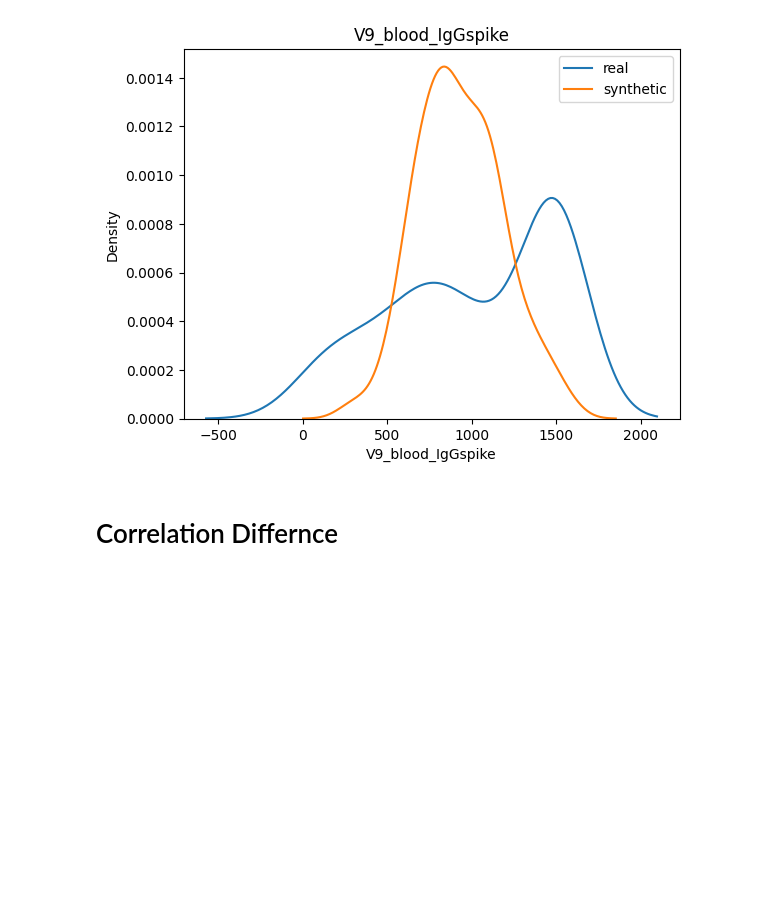
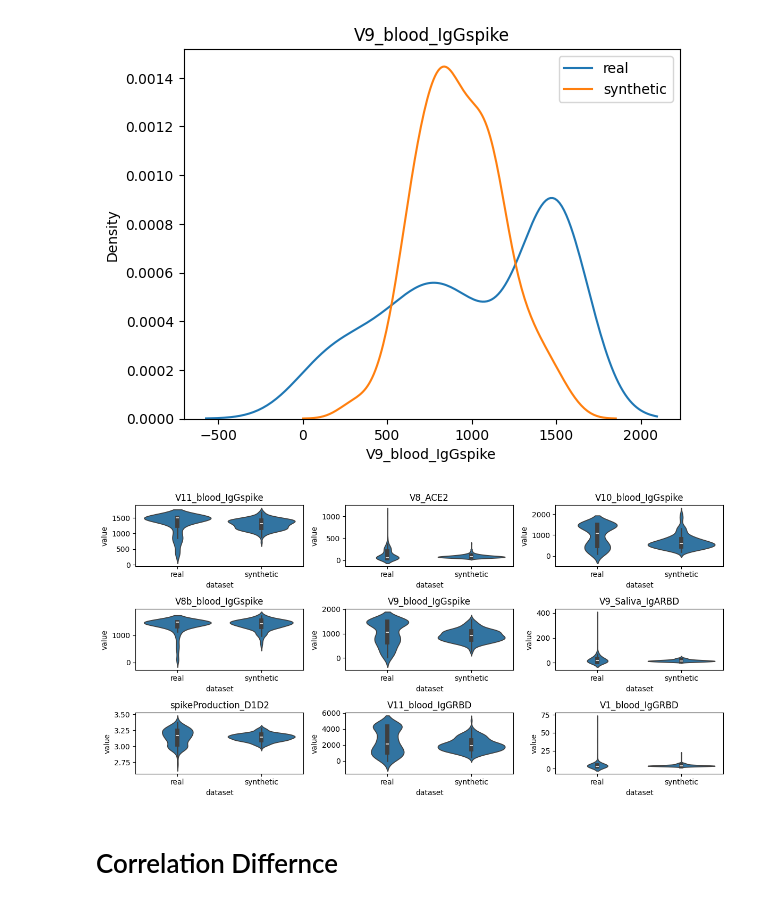
Before and after one commit to TonyTran03/cvae-longitudinal-immunology, a Jupyter notebook: notebooks/ablation_cvae copy.ipynb, the cells around one changed output. Cells and saved outputs as stored; diff of their text form; code cells hidden in the pictures; blank space fills up the shorter version.

```diff
--- a/notebooks/ablation_cvae copy.ipynb
+++ b/notebooks/ablation_cvae copy.ipynb
@@ -2,12 +2,17 @@
 # Original Data
 # %%
 import pyreadr
-# pyreadr stuff are imported as a pandas df
+import numpy as np
 original_data = pyreadr.read_r("../data/allSyntheticData.RData")
 
-for key in original_data.keys():
-    print(key)
+oX = original_data["x"]
+oy = original_data["y"]
 
+X_real = np.asarray(oX)
+y_real = np.asarray(oy).flatten().astype(int)
 
-original_data["x"].describe()
+col_names = oX.columns
+
+print(X_real.shape) #(91, 63)
+print(len(col_names))
 # %% [output]
@@ -496,6 +478,38 @@ for col in top_features:
 [figure]
 [figure]
 [figure]
+# %%
+top_features = imp.head(9).index
+
+X_syn = syn_X.to_numpy()
+col_names = oX.columns
+
+fig, axes = plt.subplots(3,3,figsize=(12,6))
+axes = axes.flatten()
+
+for i, col in enumerate(col_names = oX.columnstop_features):
+
+    j = col_names.get_loc(col)   # convert feature name -> column index
+
+    df = pd.DataFrame({
+        "value": np.concatenate([X_real[:, j], X_syn[:, j]]),
+        "dataset": ["real"]*len(X_real[:, j]) + ["synthetic"]*len(X_syn[:, j])
+    })
+
+    sns.violinplot(
+        data=df,
+        x="dataset",
+        y="value",
+        inner="box",
+        ax=axes[i]
+    )
+
+    axes[i].set_title(col)
+
+plt.tight_layout()
+plt.show()
+# %% [output]
+[figure, added]
 # %% [markdown]
 # Correlation Differnce
 # %%
```
Also changed, not shown: parts of 15 cells of this notebook, 6 other files.
